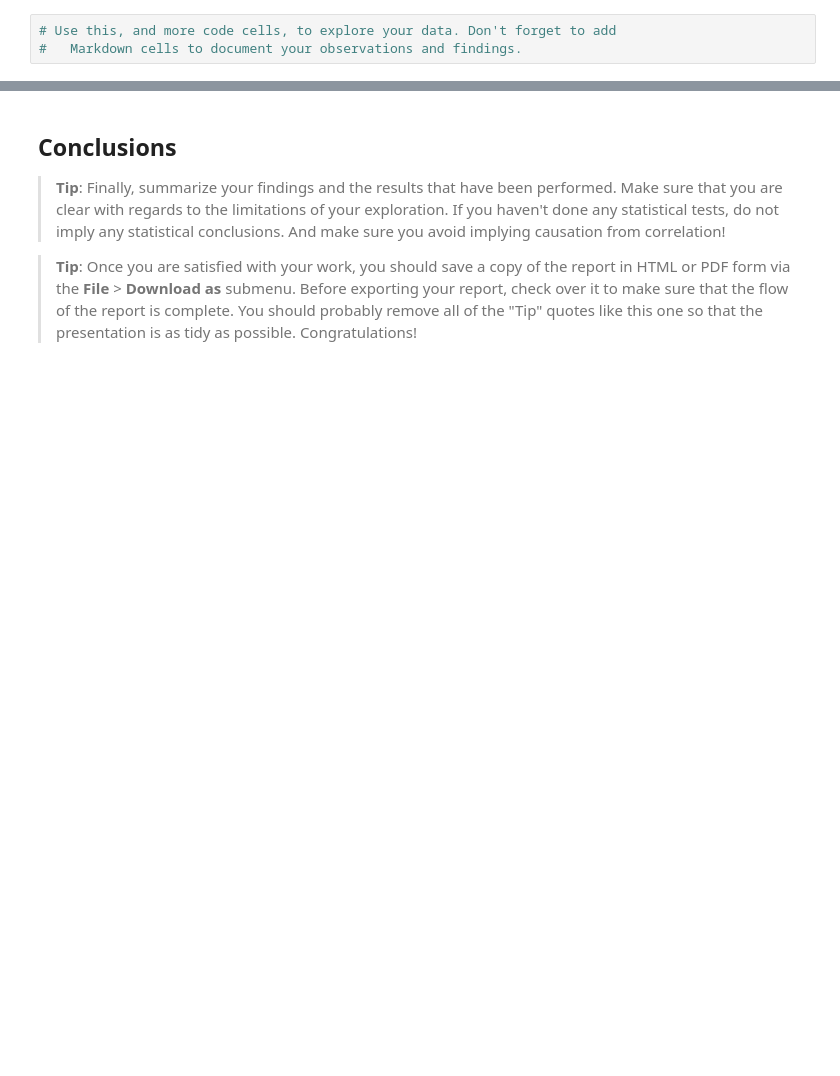
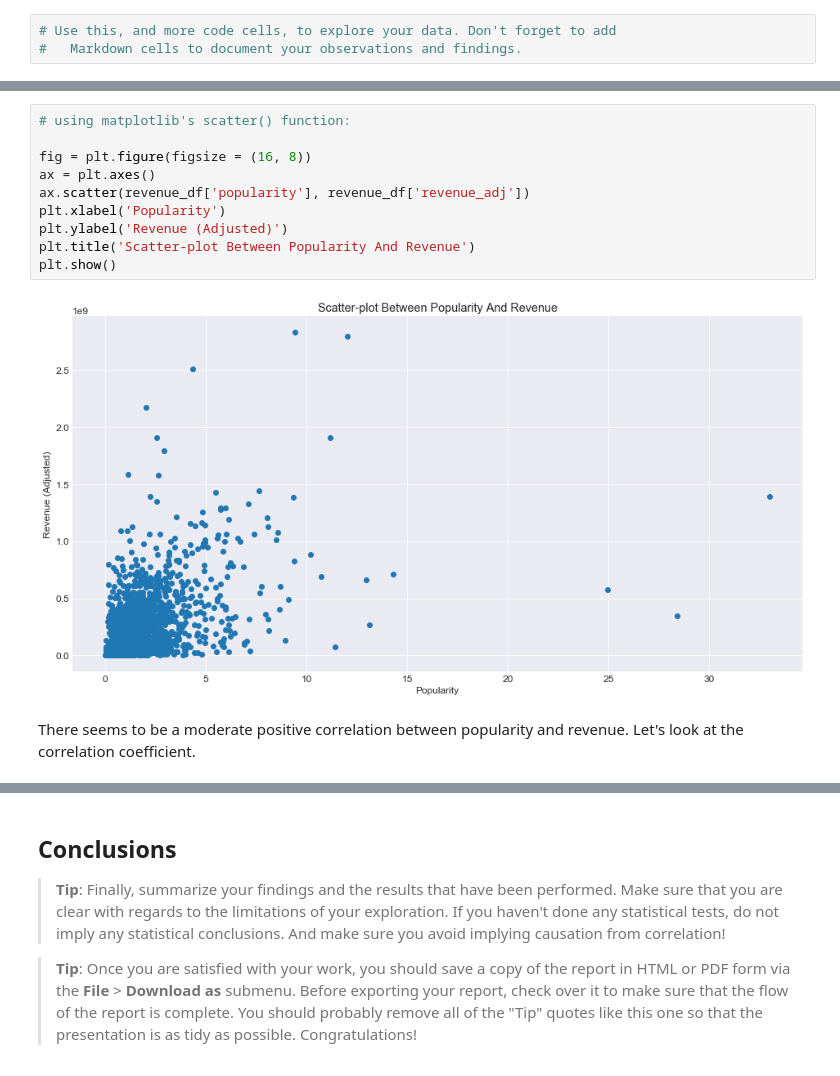
Before and after one commit to coderford/TMDb_movie_analysis, a Jupyter notebook: analysis_notebook.ipynb, the cells around one changed output, grey strips where cells are left out. Drawn from its saved outputs; the diff is of its cells as text; blank space fills up the shorter version.

```diff
--- a/analysis_notebook.ipynb
+++ b/analysis_notebook.ipynb
@@ -419,0 +458,14 @@ Movies with both revenue and budget info: 3840
+# %%
+# using matplotlib's scatter() function:
+
+fig = plt.figure(figsize = (16, 8))
+ax = plt.axes()
+ax.scatter(revenue_df['popularity'], revenue_df['revenue_adj'])
+plt.xlabel('Popularity')
+plt.ylabel('Revenue (Adjusted)')
+plt.title('Scatter-plot Between Popularity And Revenue')
+plt.show()
+# %% [output]
+[figure, added]
+# %% [markdown]
+There seems to be a moderate positive correlation between popularity and revenue. Let's look at the correlation coefficient.
```
Also changed, not shown: parts of 44 cells of this notebook.
